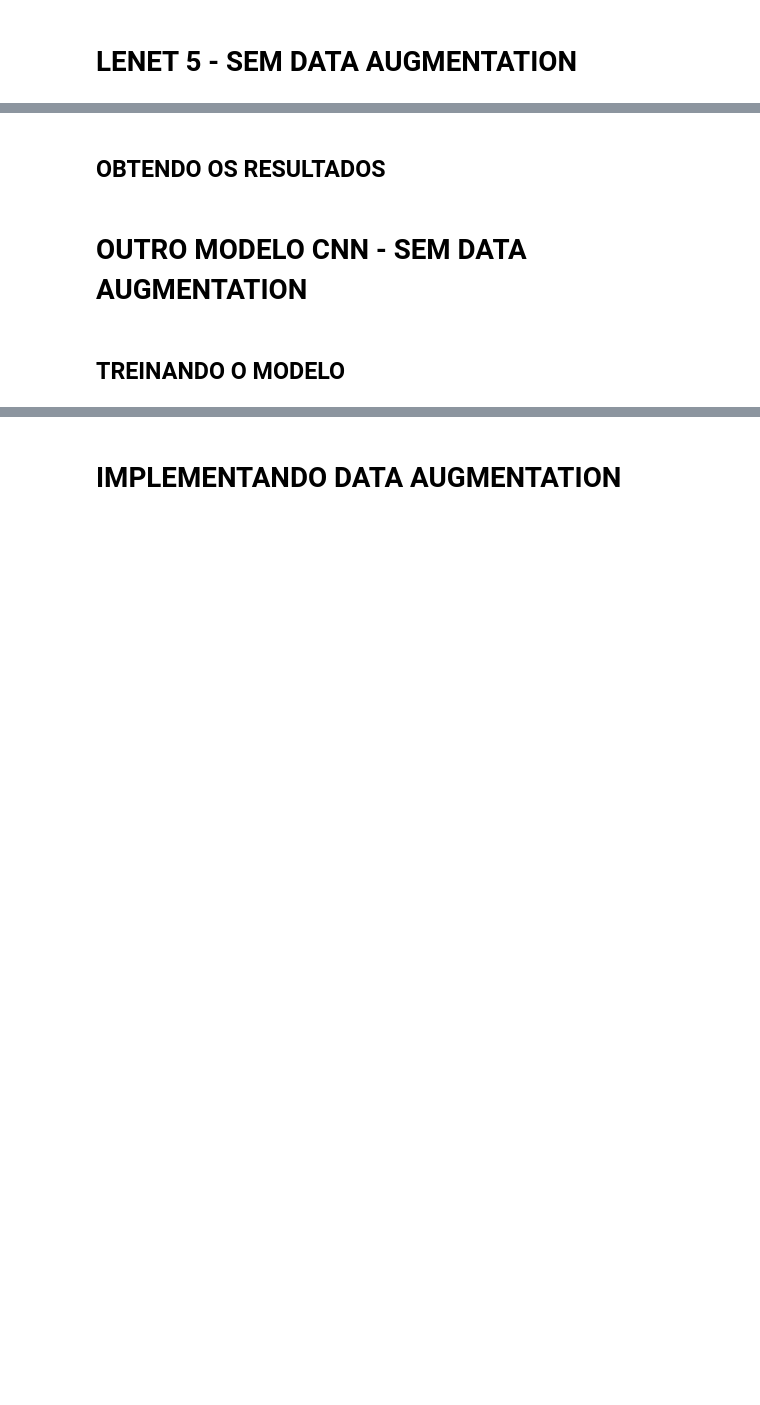
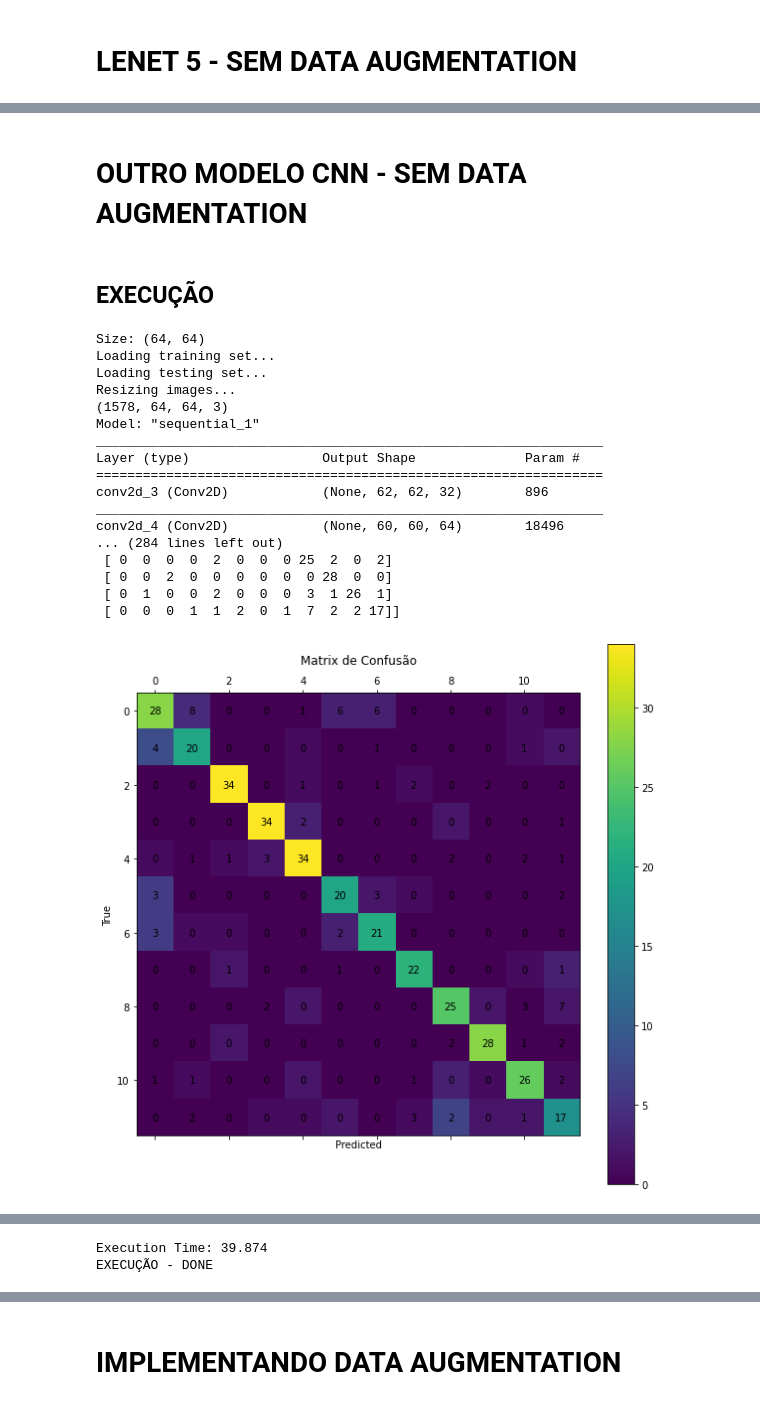
Before and after one commit to diogocezar/phd-machine-learning-lab3, a Jupyter notebook: machine_learning_lab3.ipynb, the cells around one changed output, grey strips where cells are left out. Cells and saved outputs as stored; diff of their text form; code cells hidden in the pictures; blank space fills up the shorter version.

```diff
--- a/machine_learning_lab3.ipynb
+++ b/machine_learning_lab3.ipynb
@@ -292,2 +402,0 @@ print('TREINANDO O MODELO - DONE')
-# %% [markdown]
-## OBTENDO OS RESULTADOS
@@ -312,39 +403,80 @@ print('OBTENDO OS RESULTADOS - DONE')
 # %% [markdown]
 # OUTRO MODELO CNN - SEM DATA AUGMENTATION
-# %% [markdown]
-## TREINANDO O MODELO
+# %% [markdown]
+## EXECUÇÃO
 # %%
+## Star Time
+checkpoint_time = get_time()
+
 ## Definitions
-
 NUM_CLASSES = 12
 IMG_ROWS = 64
 IMG_COLS = 64
-EPOCHS = 64
+EPOCHS = 128
 
 ## Loading Inital Data
 (x_train, y_train), (x_test, y_test) = load_dataset(TRAIN_FILE, TEST_FILE, resize=True, convert=True, size=(IMG_ROWS, IMG_COLS))
 
 ## Normalize images
 x_train = normalize_images(x_train)
 x_test = normalize_images(x_test)
 
 ## Generating Labels for Confusion Matrix
 labels = generate_labels(x_test, y_test)
 
 ## Convert class vectros to binary class matrices
 y_train = convert_vector(y_train, NUM_CLASSES)
 y_test = convert_vector(y_test, NUM_CLASSES)
 
 ## Get LeNet 5 Model
 model = default(IMG_ROWS, IMG_COLS, NUM_CLASSES)
 
 ## Printing Summary
 model.summary()
 
 ## Compiling Model
 model.compile(loss=keras.losses.categorical_crossentropy, optimizer='SGD', metrics=["accuracy"])
 
 ## Trainning model
 history = fit_model(model, x_train, y_train, x_test, y_test, EPOCHS)
 
-print('TREINANDO O MODELO - DONE')
+# Getting Score
+score = model.evaluate(x_test, y_test, verbose=0)
+
+# Loss
+print('Loss:', score[0])
+
+# Accuracy
+print('Accuracy:', score[1])
+
+## Confusion Matrix
+cm = get_confusion_matrix(model, x_test, labels)
+print(f'Confusion Matrix: \n', cm)
+plot_confusion_matrix(cm)
+
+# Graphs
+plot_graphs(history)
+
+## Execution Time
+print(f'Execution Time: {get_time_diff(checkpoint_time)}')
+
+print('EXECUÇÃO - DONE')
+# %% [output]
+Size: (64, 64)
+Loading training set...
+Loading testing set...
+Resizing images...
+(1578, 64, 64, 3)
+Model: "sequential_1"
+_________________________________________________________________
+Layer (type)                 Output Shape              Param #
+=================================================================
+conv2d_3 (Conv2D)            (None, 62, 62, 32)        896
+_________________________________________________________________
+conv2d_4 (Conv2D)            (None, 60, 60, 64)        18496
+... (284 lines left out)
+ [ 0  0  0  0  2  0  0  0 25  2  0  2]
+ [ 0  0  2  0  0  0  0  0  0 28  0  0]
+ [ 0  1  0  0  2  0  0  0  3  1 26  1]
+ [ 0  0  0  1  1  2  0  1  7  2  2 17]]
+[figure, added]
@@ -350,0 +485,2 @@ print('TREINANDO O MODELO - DONE')
+Execution Time: 39.874
+EXECUÇÃO - DONE
```
Also changed, not shown: parts of 30 cells of this notebook.
